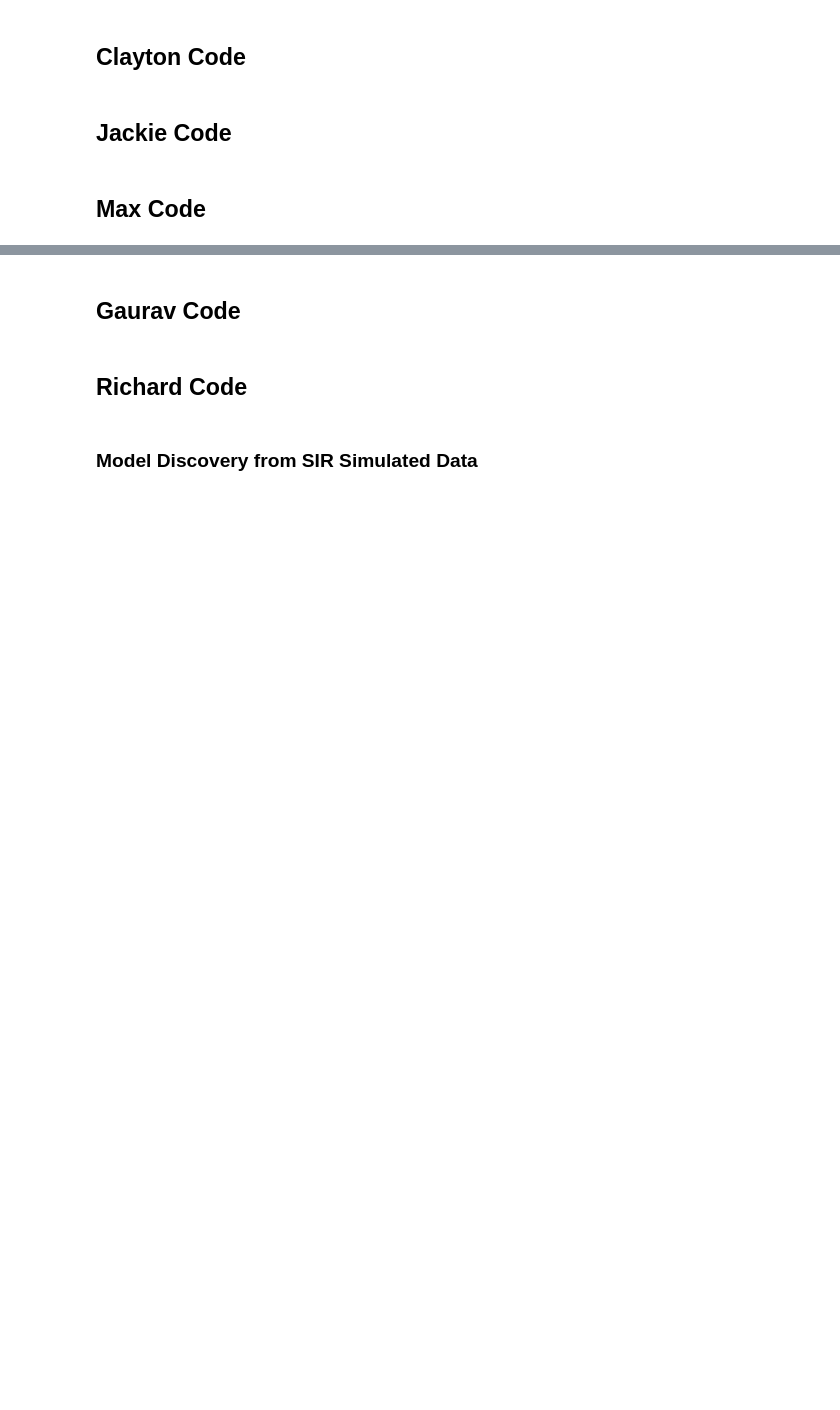
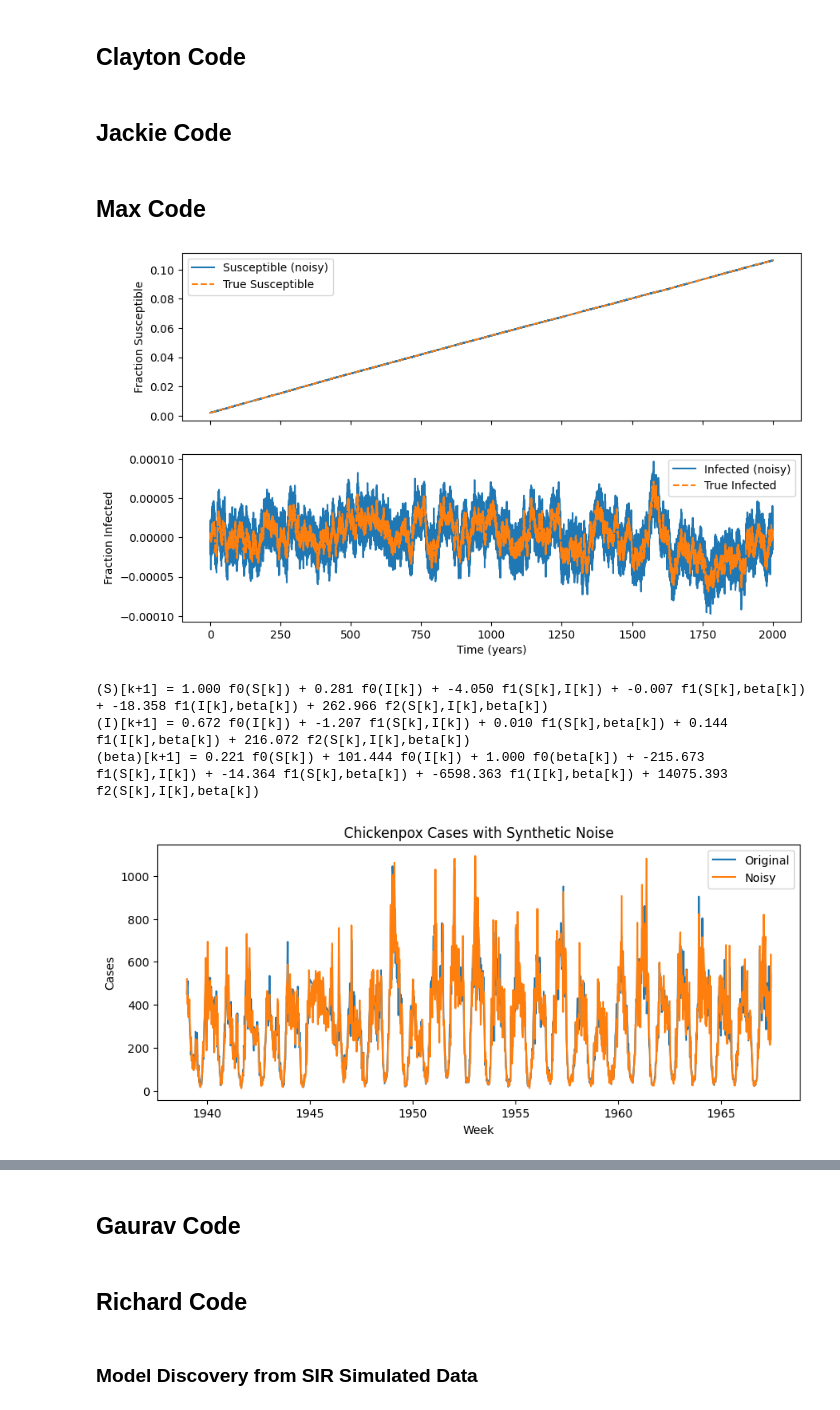
Before and after one commit to rdcarini/AMATH575, a Jupyter notebook: sindy_sandbox.ipynb, the cells around one changed output, grey strips where cells are left out. Saved outputs shown, nothing was run; the diff lists cells and outputs as text; code cells hidden in the pictures; blank space fills up the shorter version.

```diff
--- a/sindy_sandbox.ipynb
+++ b/sindy_sandbox.ipynb
@@ -121,7 +122,6 @@ library_feature_names = [
 # Build custom library
 custom_lib = ps.CustomLibrary(
     library_functions=library_functions,
-    feature_names=['S', 'I', 'beta']
 )
 
 # Robust differentiation method for noisy data
@@ -179,30 +179,36 @@ plt.show()
 
 ##############################
 # Bifurcation Analysis with Noise
 ##############################
 
 def noisy_bifurcation_analysis():
     alpha_vals = np.linspace(3, 4.2, 100)
     S_final = []
 
     for alpha in alpha_vals:
         S, I = 70., 30.
         for _ in range(1000):
             # Add noise to parameters
             noisy_beta = 0.8 + 0.1*np.random.randn()
             noisy_alpha = alpha + 0.05*np.random.randn()
 
             S_new = (1 - 0.005)*S - (noisy_alpha/100)*I*S + noisy_beta*(100 - S)
             I_new = (noisy_alpha/100)*I*S + (1 - noisy_beta - 0.1)*I
 
             S, I = max(0, S_new), max(0, I_new)
 
         S_final.append(S)
 
     plt.scatter(alpha_vals, S_final, s=2, alpha=0.5)
     plt.xlabel('α (Transmission rate)')
     plt.ylabel('Final Susceptible Population')
     plt.title('Noisy Bifurcation Diagram')
     plt.show()
 
 noisy_bifurcation_analysis()
+# %% [output]
+[figure, added]
+(S)[k+1] = 1.000 f0(S[k]) + 0.281 f0(I[k]) + -4.050 f1(S[k],I[k]) + -0.007 f1(S[k],beta[k]) + -18.358 f1(I[k],beta[k]) + 262.966 f2(S[k],I[k],beta[k])
+(I)[k+1] = 0.672 f0(I[k]) + -1.207 f1(S[k],I[k]) + 0.010 f1(S[k],beta[k]) + 0.144 f1(I[k],beta[k]) + 216.072 f2(S[k],I[k],beta[k])
+(beta)[k+1] = 0.221 f0(S[k]) + 101.444 f0(I[k]) + 1.000 f0(beta[k]) + -215.673 f1(S[k],I[k]) + -14.364 f1(S[k],beta[k]) + -6598.363 f1(I[k],beta[k]) + 14075.393 f2(S[k],I[k],beta[k])
+[figure, added]
```
Also changed, not shown: parts of 32 cells of this notebook, 1 other file.
